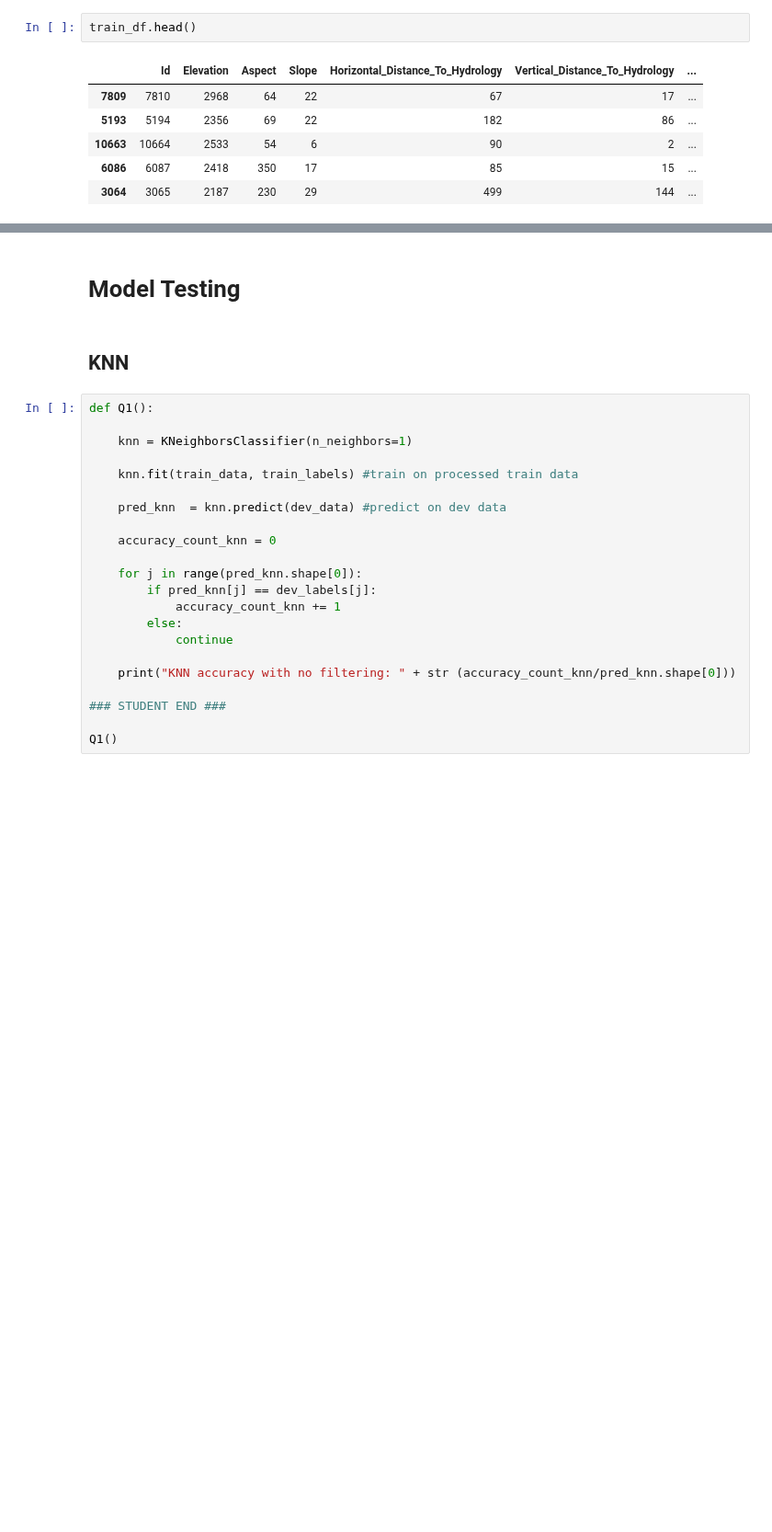
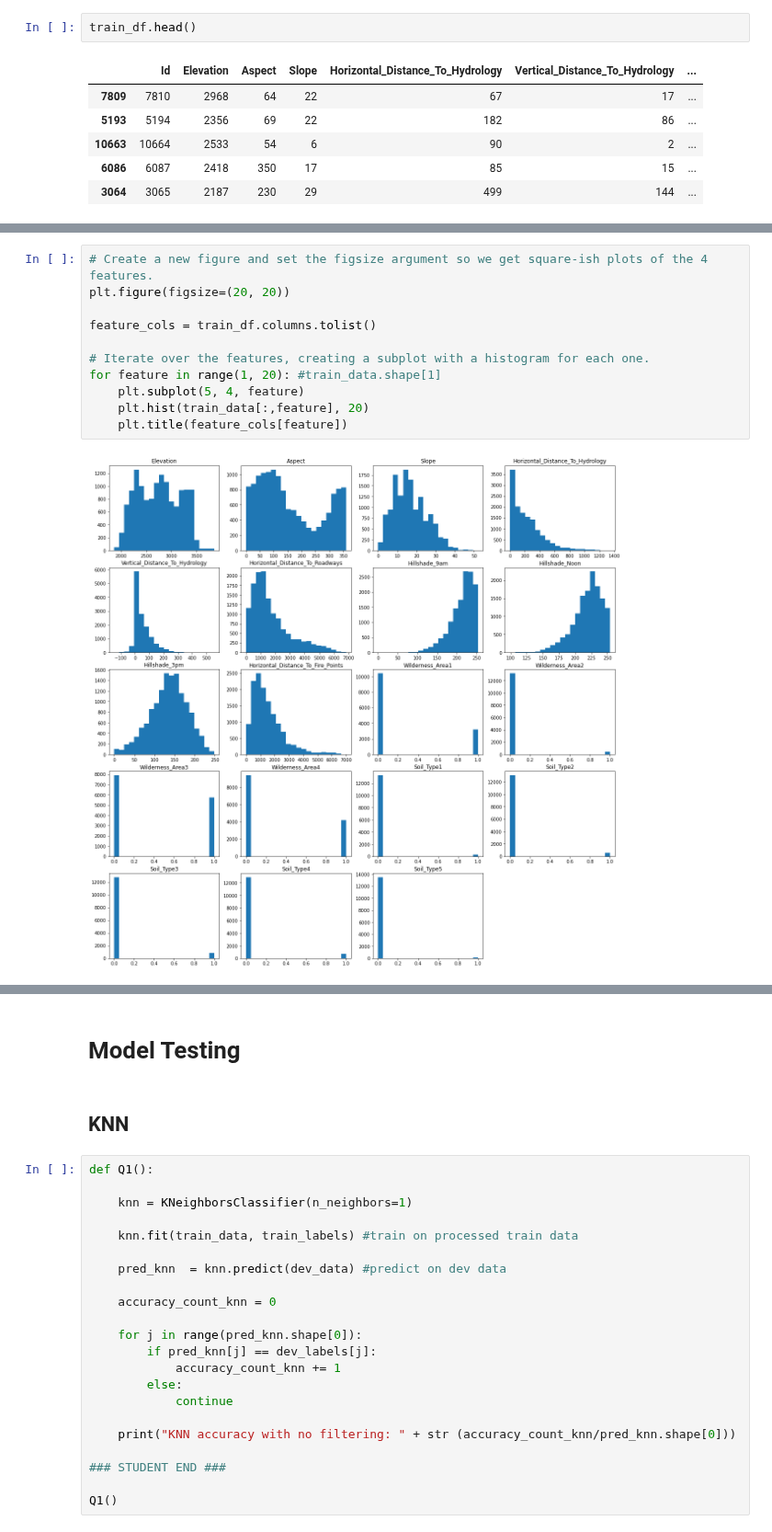
Before and after one commit to sams-data/mids-w207_9_sp22_forest_cover_classification, a Jupyter notebook: Bridwell_Carmeli_Hand_Stephens_finalprojectbaseline.ipynb, the cells around one changed output, grey strips where cells are left out. Shown at 92% size. Saved outputs shown, nothing was run; the diff lists cells and outputs as text; blank space fills up the shorter version.

```diff
--- a/Bridwell_Carmeli_Hand_Stephens_finalprojectbaseline.ipynb
+++ b/Bridwell_Carmeli_Hand_Stephens_finalprojectbaseline.ipynb
@@ -171,0 +184,13 @@ Horizontal_Distance_To_Fire_Points  :  2
+# %%
+# Create a new figure and set the figsize argument so we get square-ish plots of the 4 features.
+plt.figure(figsize=(20, 20))
+
+feature_cols = train_df.columns.tolist()
+
+# Iterate over the features, creating a subplot with a histogram for each one.
+for feature in range(1, 20): #train_data.shape[1]
+    plt.subplot(5, 4, feature)
+    plt.hist(train_data[:,feature], 20)
+    plt.title(feature_cols[feature])
+# %% [output]
+[figure, added]
```
Also changed, not shown: parts of 6 cells of this notebook.
